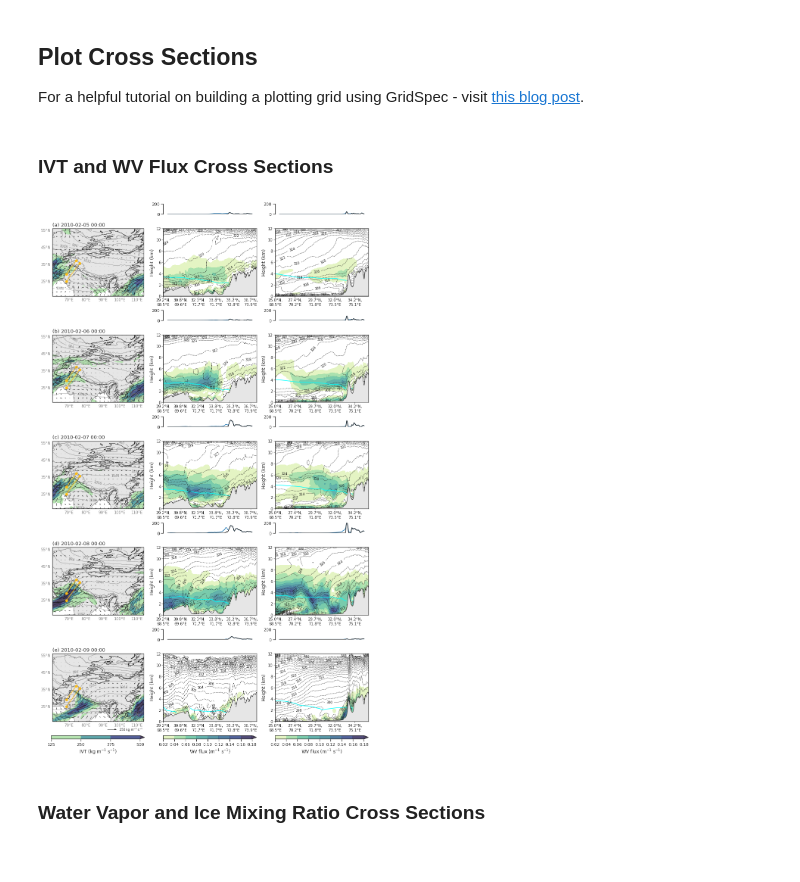
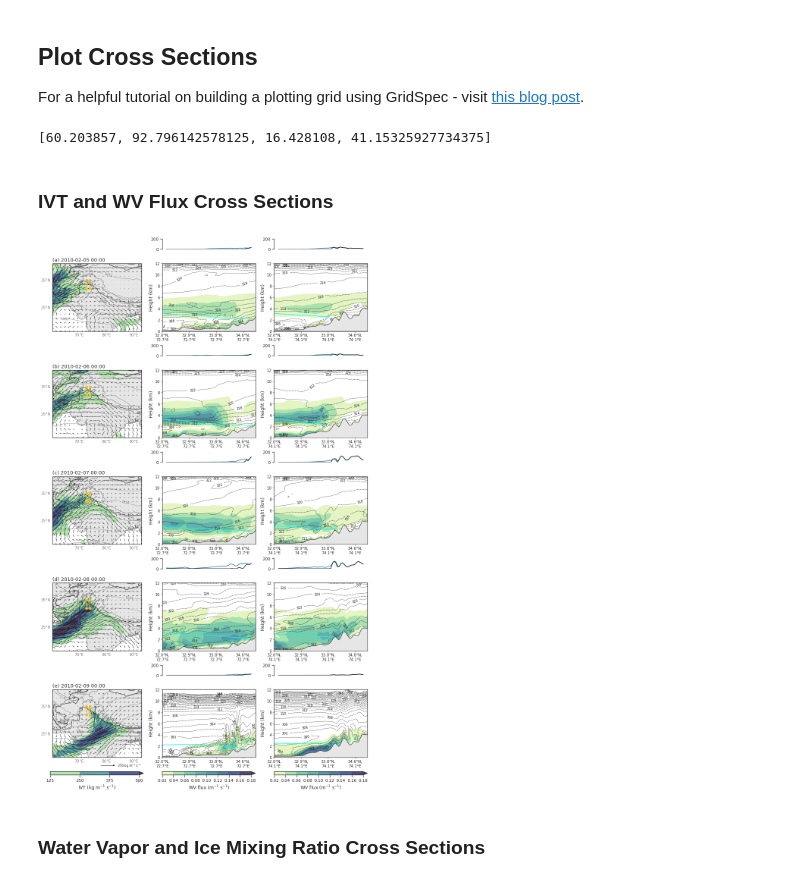
Before and after one commit to dlnash/HMA_AR_freezing_level, a Jupyter notebook: analysis/fig08-09_cross_section_static.ipynb, the cells around one changed output. Cells and saved outputs as stored; diff of their text form; code cells hidden in the pictures.

```diff
--- a/analysis/fig08-09_cross_section_static.ipynb
+++ b/analysis/fig08-09_cross_section_static.ipynb
@@ -69,26 +99,26 @@ latmax = 60
 # %%
-## Get lines and points for mesoscale analysis
+# ## Get lines and points for mesoscale analysis
 
-# hlat, hlon, tlat, tlon
-Line1 = [39.5, 71., 32.25, 81.]
-x1, y1, x2, y2 = Line1[3],Line1[2],Line1[1],Line1[0]
+# # hlat, hlon, tlat, tlon
+# Line1 = [39.5, 71., 32.25, 81.]
+# x1, y1, x2, y2 = Line1[3],Line1[2],Line1[1],Line1[0]
 
-# calculate parallel lines
-Line2, eq1, eq2 = find_parallel_line(x1, y1, x2, y2, -3., 69.,  80.)
-Line3, eq1, eq3 = find_parallel_line(x1, y1, x2, y2, -2., 69.,  80.)
+# # calculate parallel lines
+# Line2, eq1, eq2 = find_parallel_line(x1, y1, x2, y2, -3., 69.,  80.)
+# Line3, eq1, eq3 = find_parallel_line(x1, y1, x2, y2, -2., 69.,  80.)
 
-## calculate perpindicular cross section lines
-newx_lst = [74.5, 76., 76.25, 78.5]
-newx_lst = [74.25, 76.25]
-newline = []
-ptlst = []
-for i, newx in enumerate(newx_lst):
-    # get perpindicular line
-    line, eq = find_perpindicular_line(x1, y1, x2, y2, newx)
-    newline.append(line)
-    # get intersecting point for each newline and Line3
-    pt = find_intersection_two_lines(eq2[0], eq2[1], eq[0], eq[1])
-    ptlst.append(pt)
+# ## calculate perpindicular cross section lines
+# newx_lst = [74.5, 76., 76.25, 78.5]
+# newx_lst = [74.25, 76.25]
+# newline = []
+# ptlst = []
+# for i, newx in enumerate(newx_lst):
+#     # get perpindicular line
+#     line, eq = find_perpindicular_line(x1, y1, x2, y2, newx)
+#     newline.append(line)
+#     # get intersecting point for each newline and Line3
+#     pt = find_intersection_two_lines(eq2[0], eq2[1], eq[0], eq[1])
+#     ptlst.append(pt)
 # %% [markdown]
 ### Load 2D WRF data
 # %%
@@ -286,7 +334,8 @@ for i in range(len(ds_lst[0].time.values)):
 # get lats and lons for plotting for d01
 lats = ds_lst[0]['lat'].values
 lons = ds_lst[0]['lon'].values
-ext = [lons.min(), lons.max(), lats.min(), lats.max()]
+ext = [lons.min(), lons.max()-21, lats.min(), lats.max()-15]
+print(ext)
 
 # get lats and lons for plotting for d02
 lats2 = ds_lst[2]['lat'].values
@@ -301,6 +350,8 @@ ext3 = [60.2, 93.0, 20.0, 45.]
 # Set tick/grid locations for d02
 dx2 = np.arange(round(lons2.min(), 0),round(lons2.max()+1, 0),2)
 dy2 = np.arange(round(lats2.min(), 0),round(lats2.max()+1, 0),2)
+# %% [output]
+[60.203857, 92.796142578125, 16.428108, 41.15325927734375]
 # %%
 def add_lines_and_points(ax):
     # Contour Lines (terrain)
@@ -396,7 +447,7 @@ cb = Colorbar(ax = cbax, mappable = cf, orientation = 'horizontal', ticklocation
 cb.set_label('IVT (kg m$^{-1}$ s$^{-1}$)')
 
 datalst = cross_lst
-latlon_lst = [30, 45]
+latlon_lst = [15, 15]
 for j, data in enumerate(datalst):
     # vertical cross section plots - across AR
     for k, other in enumerate(rowid[1::2]):
@@ -464,34 +515,34 @@ for j, data in enumerate(datalst):
 
 for j, (prec, snow) in enumerate(zip(prec_crs, snow_crs)):
     ## Add rain and snow line plot
     for k, other in enumerate(rowid[::2]):
         ax = fig.add_subplot(gs[other, j+1:j+2])
 
         # WRF Precip
         x = prec.isel(time=k).lat.values
         y = prec.isel(time=k).values
         ax.plot(x, y, color='tab:blue')
 
         # WRF SNOW
         y = snow.isel(time=k).values
         ax.plot(x, y, color='k')
 
         # some plot parameters to make it look nice
         ax.set_ylim(0, 200)
         ax.spines['top'].set_visible(False)
         ax.spines['right'].set_visible(False)
     #     ax.spines['left'].set_visible(False)
         ax.spines['bottom'].set_visible(False)
         ax.get_xaxis().set_ticks([])
     #     ax.get_yaxis().set_ticks([])
 
 ## Save figure
 plt.savefig(filepath, dpi=300, bbox_inches='tight')
 
 # Show
 plt.show()
 # %% [output]
-[figure, old version]
+[figure, new version]
 # %% [markdown]
 ### Water Vapor and Ice Mixing Ratio Cross Sections
 # %%
```
Also changed, not shown: parts of 10 cells of this notebook, 31 other files.
